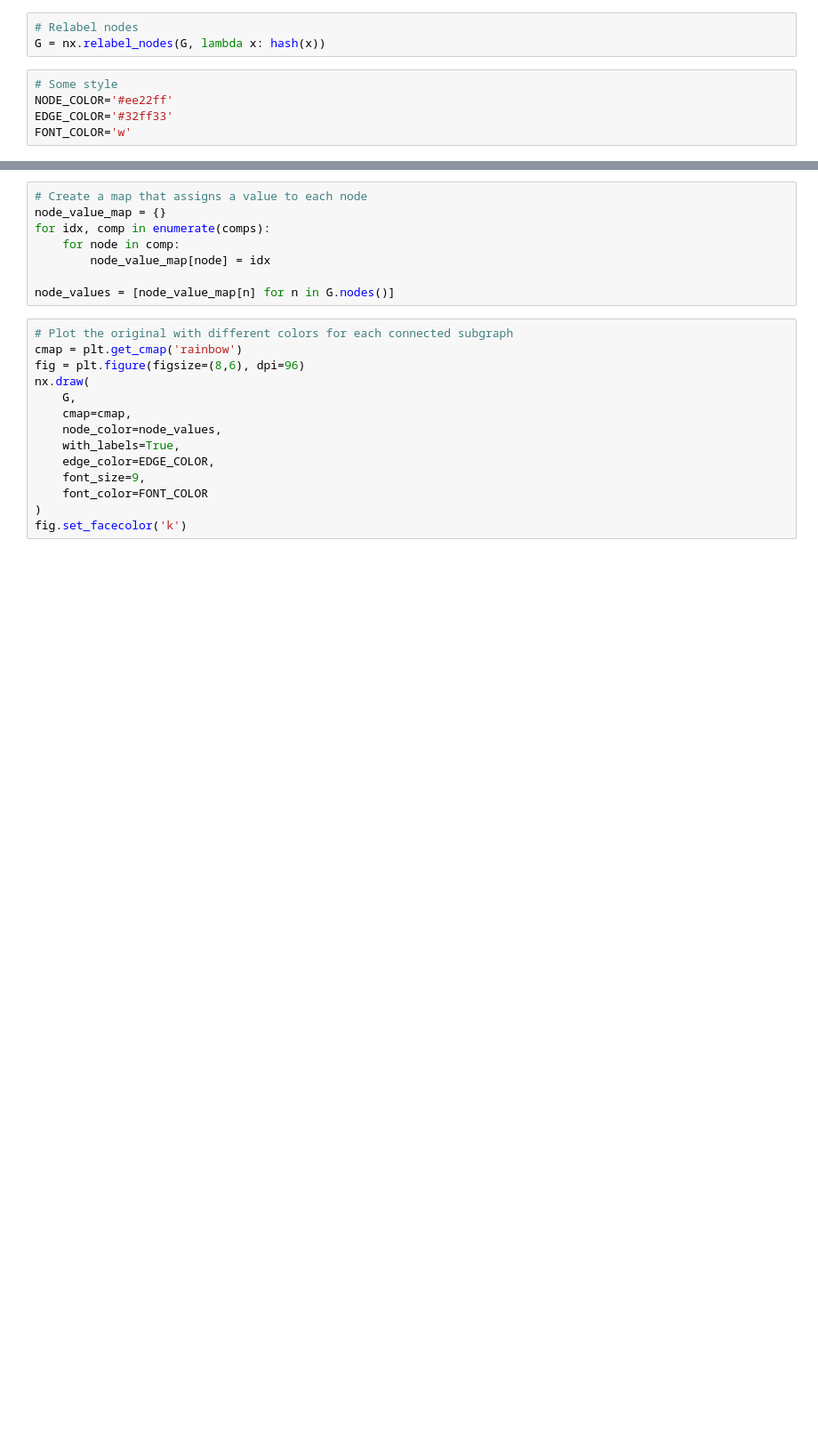
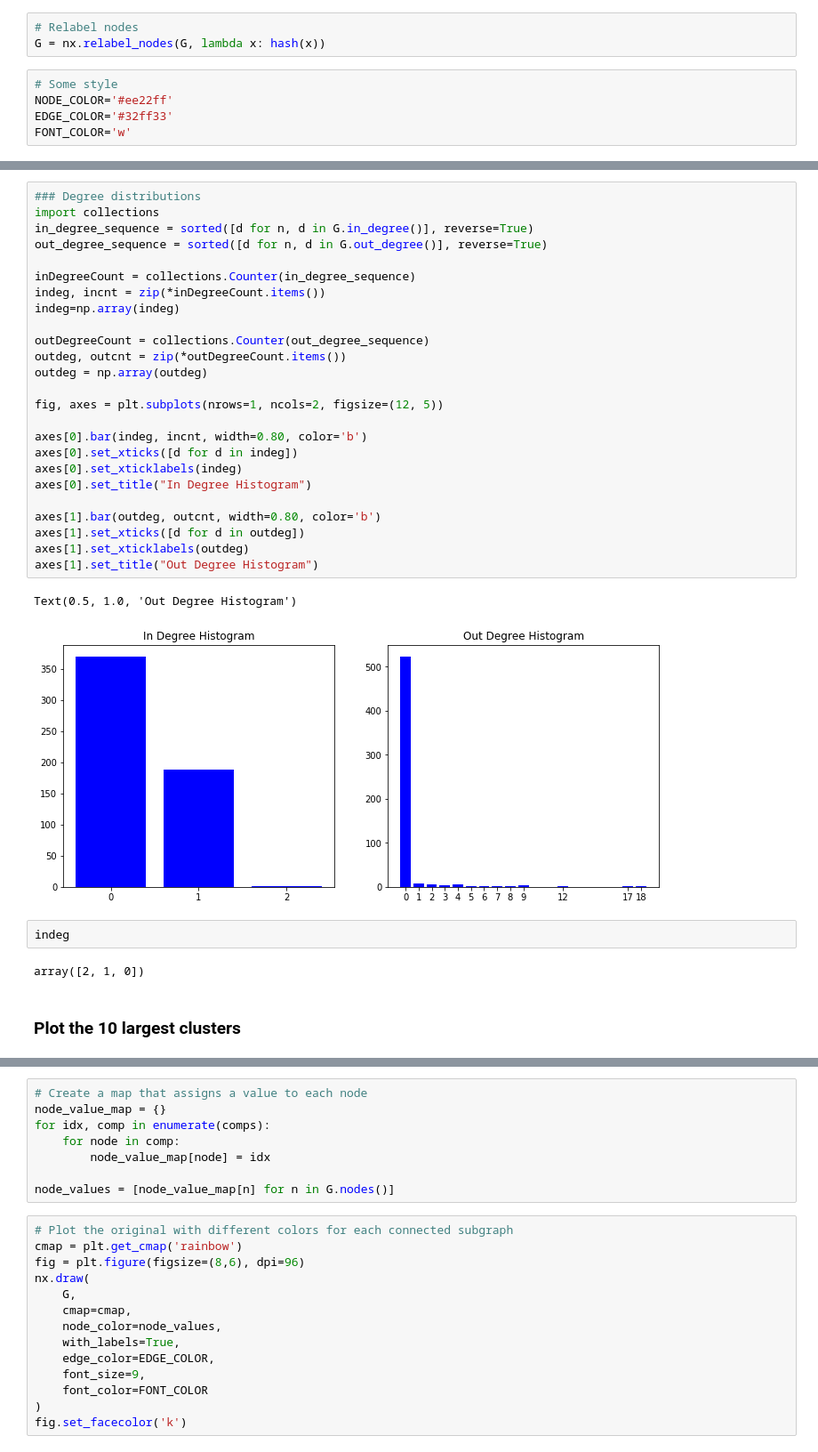
Before and after one commit to dnnagy/Infocom-networks, a Jupyter notebook: Problemset_2.ipynb, the cells around one changed output, grey strips where cells are left out. Shown at 89% size. Cells and saved outputs as stored; diff of their text form; blank space fills up the shorter version.

```diff
--- a/Problemset_2.ipynb
+++ b/Problemset_2.ipynb
@@ -209,3 +209,37 @@ fig.set_facecolor('k')
+# %%
+### Degree distributions
+import collections
+in_degree_sequence = sorted([d for n, d in G.in_degree()], reverse=True)
+out_degree_sequence = sorted([d for n, d in G.out_degree()], reverse=True)
+
+inDegreeCount = collections.Counter(in_degree_sequence)
+indeg, incnt = zip(*inDegreeCount.items())
+indeg=np.array(indeg)
+
+outDegreeCount = collections.Counter(out_degree_sequence)
+outdeg, outcnt = zip(*outDegreeCount.items())
+outdeg = np.array(outdeg)
+
+fig, axes = plt.subplots(nrows=1, ncols=2, figsize=(12, 5))
+
+axes[0].bar(indeg, incnt, width=0.80, color='b')
+axes[0].set_xticks([d for d in indeg])
+axes[0].set_xticklabels(indeg)
+axes[0].set_title("In Degree Histogram")
+
+axes[1].bar(outdeg, outcnt, width=0.80, color='b')
+axes[1].set_xticks([d for d in outdeg])
+axes[1].set_xticklabels(outdeg)
+axes[1].set_title("Out Degree Histogram")
+# %% [output]
+Text(0.5, 1.0, 'Out Degree Histogram')
+[figure, added]
+# %%
+indeg
+# %% [output]
+array([2, 1, 0])
+# %% [markdown]
+### Plot the 10 largest clusters
 # %%
 # Find weakly connected components
 comps = list(nx.weakly_connected_components(G))
```
Also changed, not shown: parts of 9 cells of this notebook, 1 other file.
